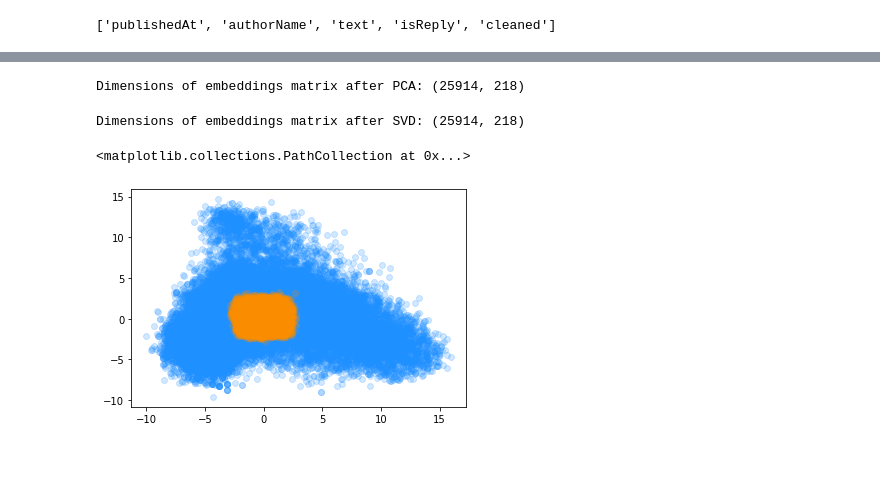
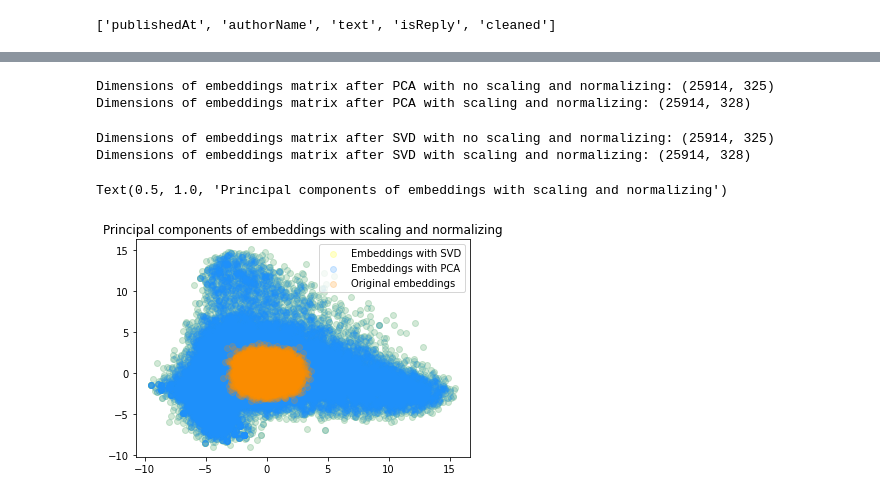
Before and after one commit to isaschm/topic-models-and-word-embeddings, a Jupyter notebook: text_embeddings_it1.ipynb, the cells around one changed output, grey strips where cells are left out. Saved outputs shown, nothing was run; the diff lists cells and outputs as text; code cells hidden in the pictures; blank space fills up the shorter version.

Commit message:
Clean iteration 1

```diff
--- a/text_embeddings_it1.ipynb
+++ b/text_embeddings_it1.ipynb
@@ -8,12 +8,9 @@ list(data.columns)
 # %% [output]
 ['publishedAt', 'authorName', 'text', 'isReply', 'cleaned']
 # %%
-import tensorflow as tf
-import tensorflow_hub as hub
+import numpy as np
 
-hub_url = "https://tfhub.dev/google/universal-sentence-encoder/4"
-embed = hub.load(hub_url)
-embeddings = embed(data['cleaned'])
+embeddings = np.load('youtube_comments_climate_change/embeddings_transformer.npy', mmap_mode=None, allow_pickle=False, fix_imports=True, encoding='ASCII')
 
 print(embeddings)
 print("The embeddings vector is of fixed length {}".format(embeddings.shape[1]))
@@ -65,26 +82,40 @@ print("95% cut-off threshold reached with {} components.".format(np.argwhere(cev
 # %%
-SUBSPACE_DIM = 218
+SUBSPACE_DIM_SCALED = 328
+SUBSPACE_DIM = 325
+
 
 pca = PCA(n_components= SUBSPACE_DIM)
-pca_embeddings = pca.fit_transform(scaled_embeddings)
+scale_pca = PCA(n_components= SUBSPACE_DIM_SCALED)
+scaled_pca_embeddings = scale_pca.fit_transform(scaled_embeddings)
+pca_embeddings = pca.fit_transform(embeddings)
 
-print("Dimensions of embeddings matrix after PCA: ({}, {})".format(pca_embeddings.shape[0], pca_embeddings.shape[1]))
+print("Dimensions of embeddings matrix after PCA with no scaling and normalizing: ({}, {})".format(pca_embeddings.shape[0], pca_embeddings.shape[1]))
+print("Dimensions of embeddings matrix after PCA with scaling and normalizing: ({}, {})".format(scaled_pca_embeddings.shape[0], scaled_pca_embeddings.shape[1]))
 # %% [output]
-Dimensions of embeddings matrix after PCA: (25914, 218)
+Dimensions of embeddings matrix after PCA with no scaling and normalizing: (25914, 325)
+Dimensions of embeddings matrix after PCA with scaling and normalizing: (25914, 328)
 # %%
 from sklearn.decomposition import TruncatedSVD
 
-SUBSPACE_DIM = 218
+SUBSPACE_DIM_SCALED = 328
+SUBSPACE_DIM = 325
 
 svd = TruncatedSVD(n_components= SUBSPACE_DIM)
+scale_svd = TruncatedSVD(n_components= SUBSPACE_DIM_SCALED)
+scaled_svd_embeddings = scale_svd.fit_transform(scaled_embeddings)
 svd_embeddings = svd.fit_transform(embeddings)
 
-print("Dimensions of embeddings matrix after SVD: ({}, {})".format(svd_embeddings.shape[0], svd_embeddings.shape[1]))
+print("Dimensions of embeddings matrix after SVD with no scaling and normalizing: ({}, {})".format(svd_embeddings.shape[0], svd_embeddings.shape[1]))
+print("Dimensions of embeddings matrix after SVD with scaling and normalizing: ({}, {})".format(scaled_svd_embeddings.shape[0], scaled_svd_embeddings.shape[1]))
 # %% [output]
-Dimensions of embeddings matrix after SVD: (25914, 218)
+Dimensions of embeddings matrix after SVD with no scaling and normalizing: (25914, 325)
+Dimensions of embeddings matrix after SVD with scaling and normalizing: (25914, 328)
 # %%
-plt.scatter(pca_embeddings[:, 0], pca_embeddings[:, 1], color = "dodgerblue", alpha=0.2)
+plt.scatter(scaled_svd_embeddings[:, 0], scaled_svd_embeddings[:, 1], color = "yellow", alpha=0.2)
+plt.scatter(scaled_pca_embeddings[:, 0], scaled_pca_embeddings[:, 1], color = "dodgerblue", alpha=0.2)
 plt.scatter(scaled_embeddings[:, 0], scaled_embeddings[:, 1], color = "darkorange", alpha=0.2)
+plt.legend(["Embeddings with SVD", "Embeddings with PCA", "Original embeddings"])
+plt.title("Principal components of embeddings with scaling and normalizing")
 # %% [output]
-<matplotlib.collections.PathCollection at 0x...>
+Text(0.5, 1.0, 'Principal components of embeddings with scaling and normalizing')
-[figure, old version]
+[figure, new version]
```
Also changed, not shown: parts of 14 cells of this notebook, 1 other file.
